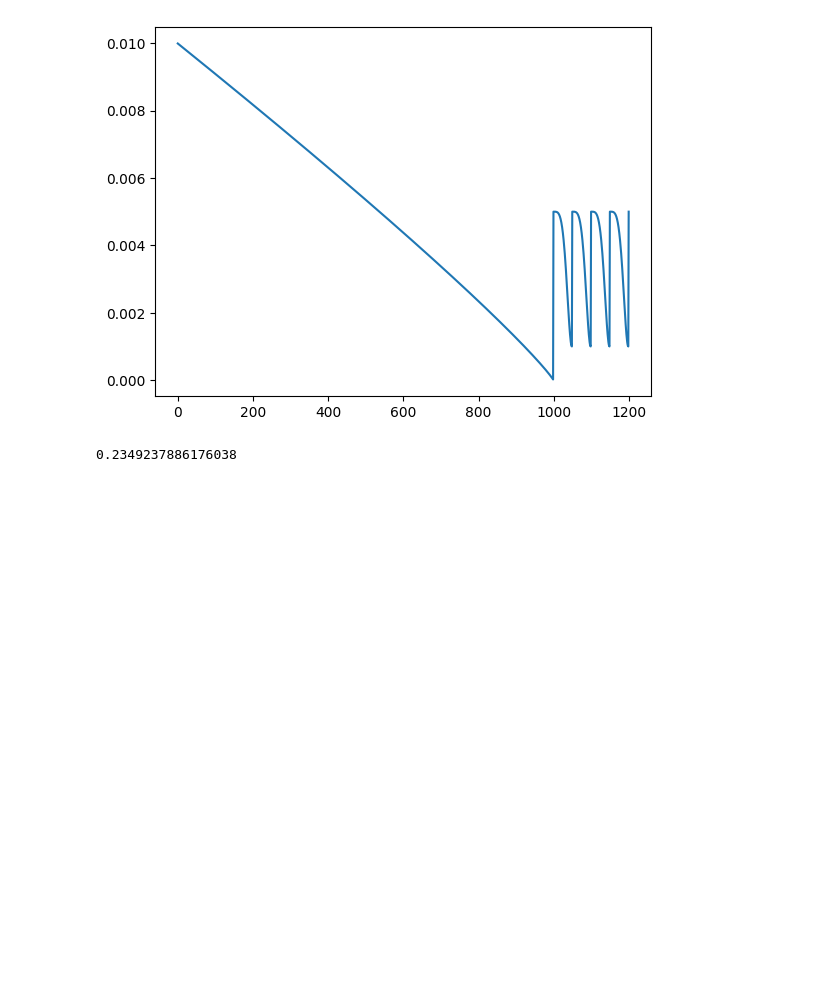
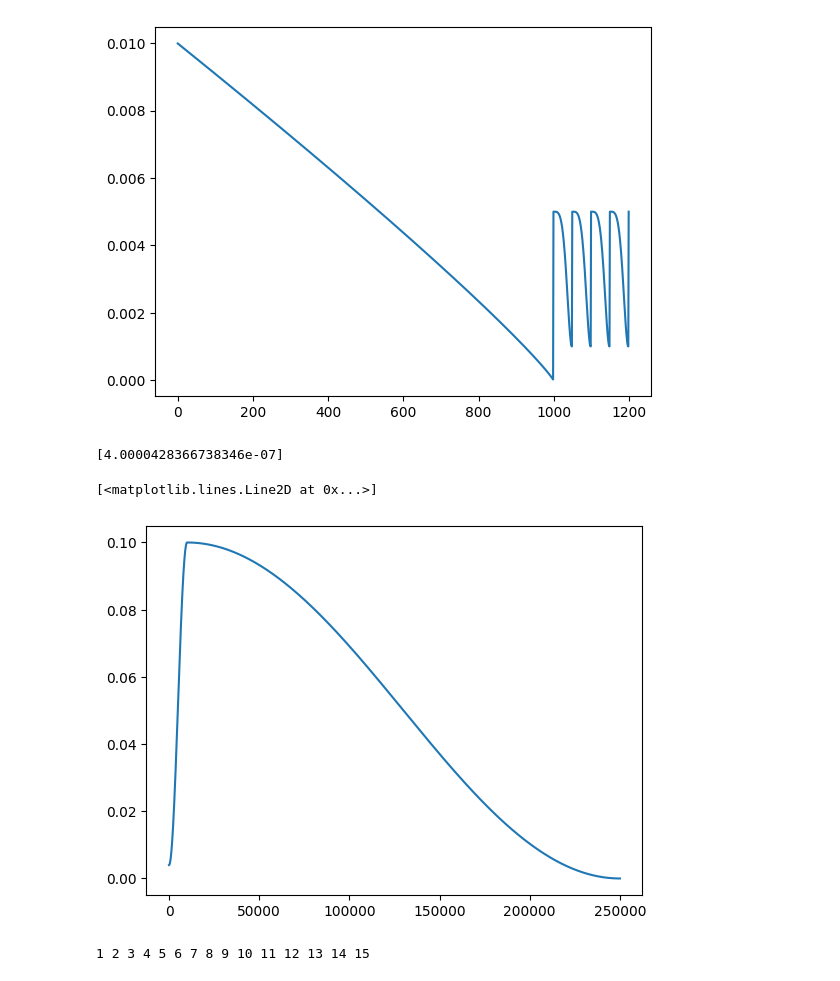
Before and after one commit to psFournier/dl_toolbox, a Jupyter notebook: dl_toolbox/utils/test_learning_rates.ipynb, the cells around one changed output. Cells and saved outputs as stored; diff of their text form; code cells hidden in the pictures; blank space fills up the shorter version.

```diff
--- a/dl_toolbox/utils/test_learning_rates.ipynb
+++ b/dl_toolbox/utils/test_learning_rates.ipynb
@@ -91,13 +91,10 @@ from dl_toolbox.schedulers import SwaLR
 class NeuralNetwork(nn.Module):
     def __init__(self):
         super().__init__()
-        self.flatten = nn.Flatten()
         self.linear = nn.Linear(28*28, 512)
 
     def forward(self, x):
-        x = self.flatten(x)
-        logits = self.linear(x)
-        return logits
+        return self.linear(x)
 
 model = NeuralNetwork().to('cpu')
 sgd = torch.optim.SGD(model.parameters(), lr=0.01)
@@ -124,6 +121,36 @@ plt.plot(x, lrs)
 [<matplotlib.lines.Line2D at 0x...>]
 [figure]
 # %%
-0.2**0.9
+from torch.optim.lr_scheduler import *
+import torch
+import torch.nn as nn
+import matplotlib.pyplot as plt
+from dl_toolbox.schedulers import SwaLR
+
+class NeuralNetwork(nn.Module):
+    def __init__(self):
+        super().__init__()
+        self.linear = nn.Linear(28*28, 512)
+
+    def forward(self, x):
+        return self.linear(x)
+
+model = NeuralNetwork().to('cpu')
+sgd = torch.optim.SGD(model.parameters(), lr=0.01)
+scheduler = OneCycleLR(sgd, max_lr=0.1, epochs=1000, steps_per_epoch=250, pct_start=0.04)
+lrs = []
+for _ in range(1000*250):
+    sgd.step()
+    scheduler.step()
+    lrs.append(scheduler._last_lr)
+x = list(range(1000*250))
+print(lrs[-1])
+plt.plot(x, lrs)
 # %% [output]
-0.2349237886176038
+[4.0000428366738346e-07]
+[<matplotlib.lines.Line2D at 0x...>]
+[figure, added]
+# %%
+print(*range(1, 16))
+# %% [output]
+1 2 3 4 5 6 7 8 9 10 11 12 13 14 15
```
Also changed, not shown: 47 other files.
